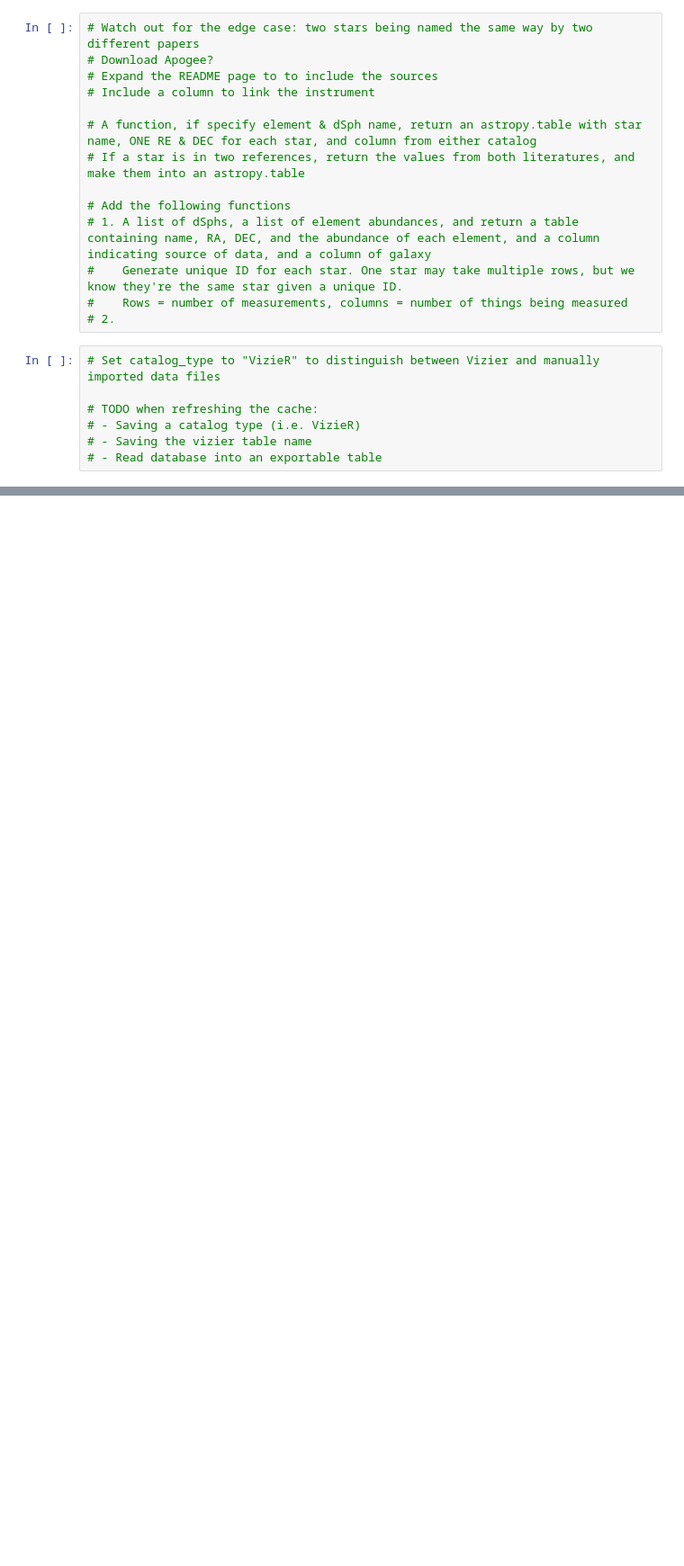
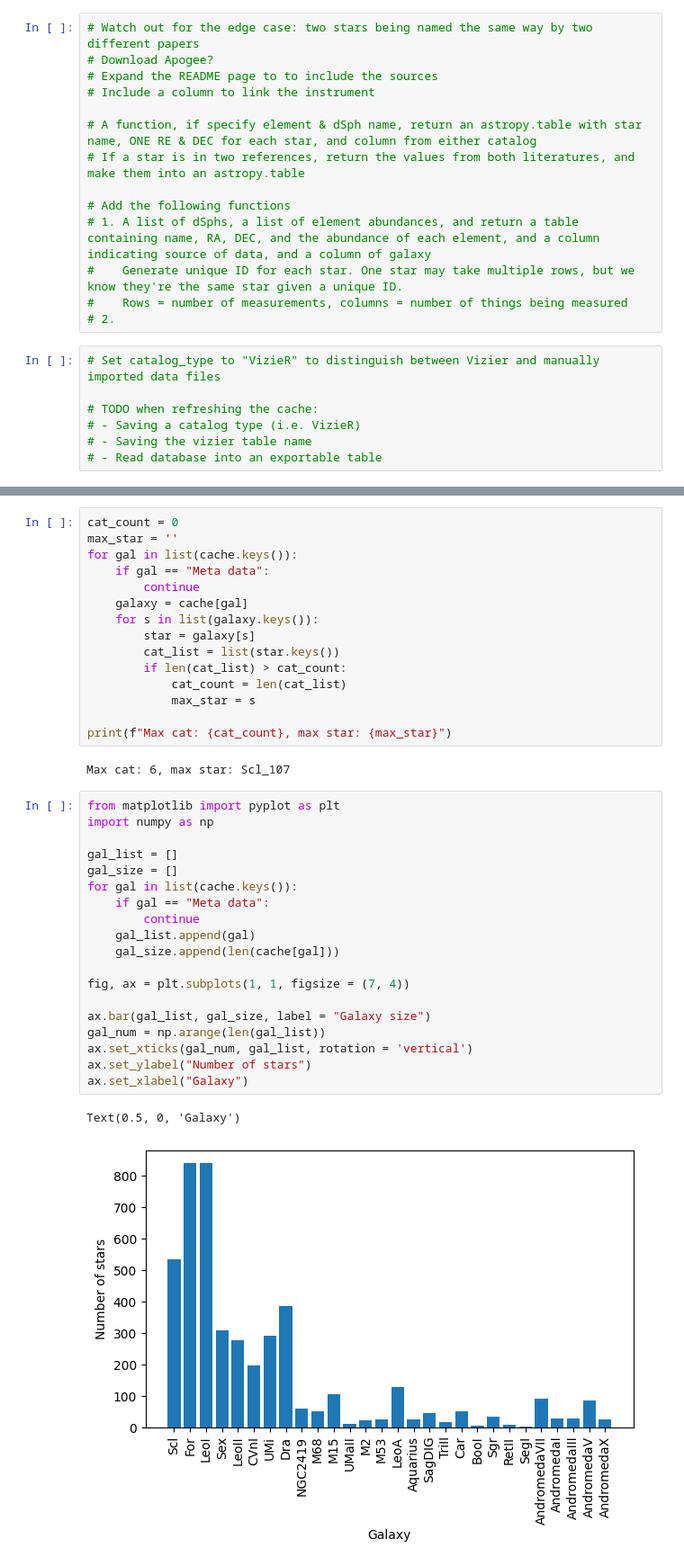
Before and after one commit to Rosayla-Coulthard/CAMPS, a Jupyter notebook: notebook_for_demo.ipynb, the cells around one changed output, grey strips where cells are left out. Shown: that part at 90% size. Cells and saved outputs as stored; diff of their text form; blank space fills up the shorter version.

```diff
--- a/notebook_for_demo.ipynb
+++ b/notebook_for_demo.ipynb
@@ -119,0 +88,39 @@ def make_dataframe(data, include_meta=True):
+# %%
+cat_count = 0
+max_star = ''
+for gal in list(cache.keys()):
+    if gal == "Meta data":
+        continue
+    galaxy = cache[gal]
+    for s in list(galaxy.keys()):
+        star = galaxy[s]
+        cat_list = list(star.keys())
+        if len(cat_list) > cat_count:
+            cat_count = len(cat_list)
+            max_star = s
+
+print(f"Max cat: {cat_count}, max star: {max_star}")
+# %% [output]
+Max cat: 6, max star: Scl_107
+# %%
+from matplotlib import pyplot as plt
+import numpy as np
+
+gal_list = []
+gal_size = []
+for gal in list(cache.keys()):
+    if gal == "Meta data":
+        continue
+    gal_list.append(gal)
+    gal_size.append(len(cache[gal]))
+
+fig, ax = plt.subplots(1, 1, figsize = (7, 4))
+
+ax.bar(gal_list, gal_size, label = "Galaxy size")
+gal_num = np.arange(len(gal_list))
+ax.set_xticks(gal_num, gal_list, rotation = 'vertical')
+ax.set_ylabel("Number of stars")
+ax.set_xlabel("Galaxy")
+# %% [output]
+Text(0.5, 0, 'Galaxy')
+[figure, added]
```
Also changed, not shown: parts of 6 cells of this notebook, 51 other files.
